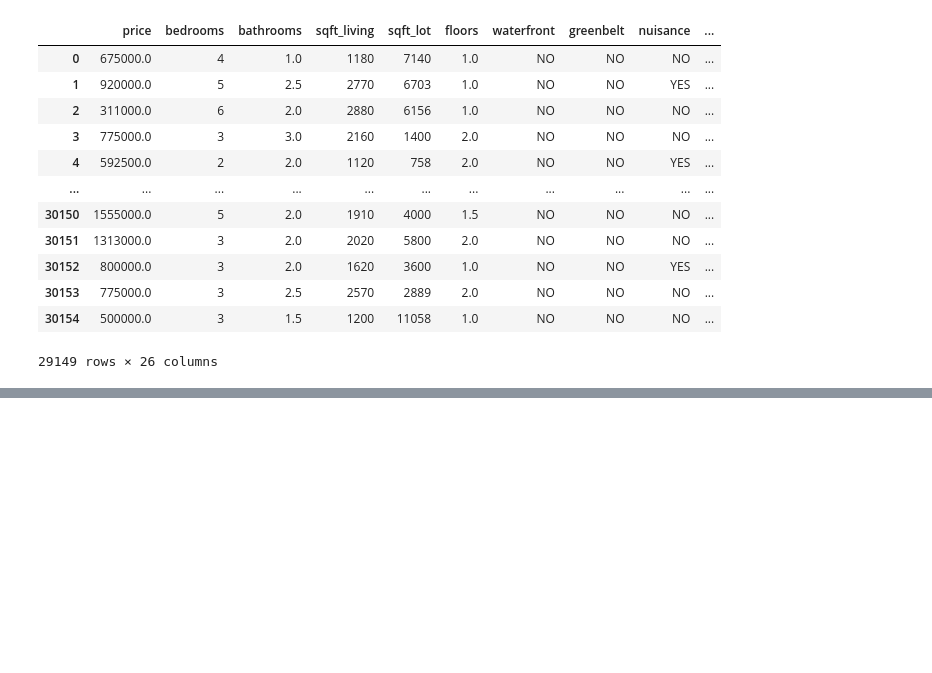
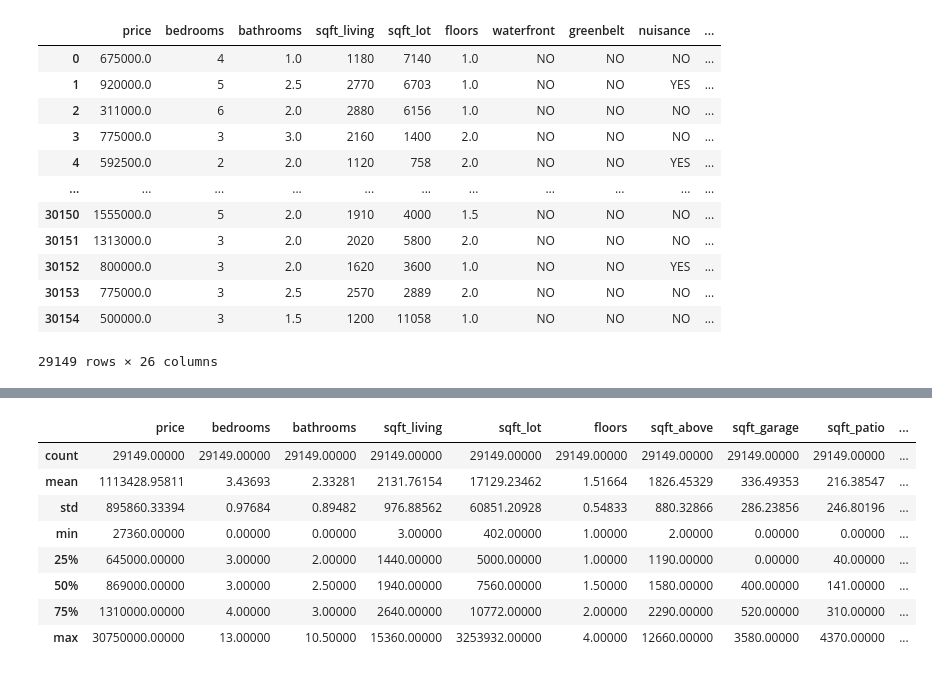
Before and after one commit to Kellyajara/RealEstate-Classification, a Jupyter notebook: Project Notebook .ipynb, the cells around one changed output, grey strips where cells are left out. Cells and saved outputs as stored; diff of their text form; code cells hidden in the pictures; blank space fills up the shorter version.

Commit message:
adding dataset description

```diff
--- a/Project Notebook .ipynb
+++ b/Project Notebook .ipynb
@@ -316,3 +316,16 @@ mask = np.triu(np.ones_like(housing_df2.corr(), dtype=np.bool))
 heatmap = sns.heatmap(housing_df2.corr(), mask=mask, vmin=-1, vmax=1, annot=True)
 # %% [output]
 [figure]
+# %%
+# Removing exponential values to view description of the dataset
+housing_df2.describe().apply(lambda x: x.apply('{0:.5f}'.format))
+# %% [output]
+|  | price | bedrooms | bathrooms | sqft_living | sqft_lot | floors | sqft_above | sqft_garage | sqft_patio | ... |
+| count | 29149.00000 | 29149.00000 | 29149.00000 | 29149.00000 | 29149.00000 | 29149.00000 | 29149.00000 | 29149.00000 | 29149.00000 | ... |
+| mean | 1113428.95811 | 3.43693 | 2.33281 | 2131.76154 | 17129.23462 | 1.51664 | 1826.45329 | 336.49353 | 216.38547 | ... |
+| std | 895860.33394 | 0.97684 | 0.89482 | 976.88562 | 60851.20928 | 0.54833 | 880.32866 | 286.23856 | 246.80196 | ... |
+| min | 27360.00000 | 0.00000 | 0.00000 | 3.00000 | 402.00000 | 1.00000 | 2.00000 | 0.00000 | 0.00000 | ... |
+| 25% | 645000.00000 | 3.00000 | 2.00000 | 1440.00000 | 5000.00000 | 1.00000 | 1190.00000 | 0.00000 | 40.00000 | ... |
+| 50% | 869000.00000 | 3.00000 | 2.50000 | 1940.00000 | 7560.00000 | 1.50000 | 1580.00000 | 400.00000 | 141.00000 | ... |
+| 75% | 1310000.00000 | 4.00000 | 3.00000 | 2640.00000 | 10772.00000 | 2.00000 | 2290.00000 | 520.00000 | 310.00000 | ... |
+| max | 30750000.00000 | 13.00000 | 10.50000 | 15360.00000 | 3253932.00000 | 4.00000 | 12660.00000 | 3580.00000 | 4370.00000 | ... |
```
Also changed, not shown: parts of 1 cell of this notebook.
